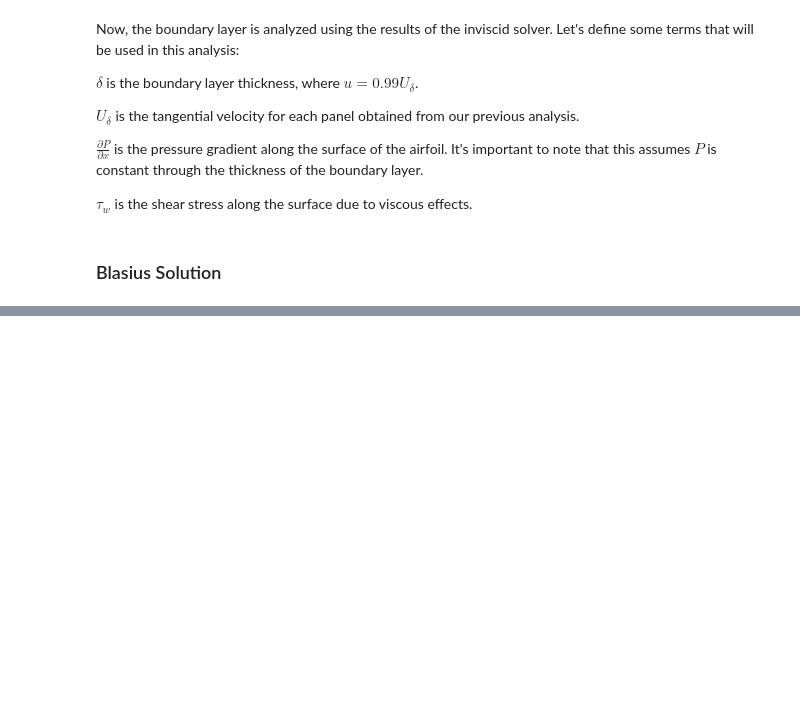
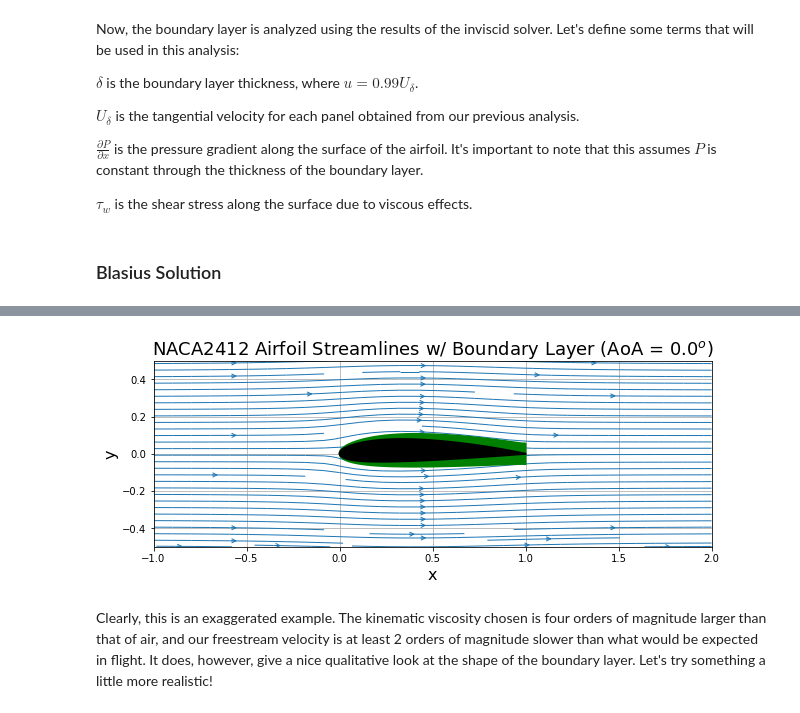
Before and after one commit to bobforcha/AeroPython-studentprojects2017, a Jupyter notebook: final_report.ipynb, the cells around one changed output, grey strips where cells are left out. Saved outputs shown, nothing was run; the diff lists cells and outputs as text; code cells hidden in the pictures; blank space fills up the shorter version.

Commit message:
finish blasius solution for laminar boundary layer

```diff
--- a/final_report.ipynb
+++ b/final_report.ipynb
@@ -20,8 +20,9 @@ As an example, the solver is run with a NACA0012 symmetric airfoil with an AoA o
 %run res/resources.ipynb
 # %%
 # run solver for naca0012 airfoil with AoA = 1
+u_inf = 1.0
 alpha = 0.0
-sol = naca_solver('naca2412.dat', alpha)
+sol = naca_solver('naca2412.dat', u_inf, alpha)
 # %%
 # organize
 panels = sol[0]
@@ -120,0 +138,30 @@ $$2\frac{d^3 f}{d\eta^3} + f\left(\eta\right)\frac{d^2 f}{d\eta^2} = 0$$
+# %%
+# set delta for panels
+nu = 1.0e-2
+for panel in panels:
+    panel.delta = 0.5*np.sqrt(np.abs(nu*panel.xc/panel.vt))
+
+y_blas = np.empty_like(panels, dtype=float)
+for i, panel in enumerate(panels):
+    if panel.loc == 'upper':
+        y_blas[i] = panel.yc + panel.delta
+    else:
+        y_blas[i] = panel.yc - panel.delta
+# %%
+plt.figure(figsize=(size, size))
+plt.grid(True)
+plt.xlabel('x', fontsize=16)
+plt.ylabel('y', fontsize=16)
+plt.streamplot(X, Y, u, v, density=1, linewidth=1, arrowsize=1, arrowstyle='->')
+plt.fill([panel.xc for panel in panels], [panel.yc for panel in panels],
+         color='k', linestyle='solid', linewidth=2, zorder=3)
+plt.fill([panel.xc for panel in panels], y_blas,
+         color='g', linestyle='solid', linewidth=2, zorder=2)
+plt.axis('scaled', adjustable='box')
+plt.xlim(X.min(), X.max())
+plt.ylim(Y.min(), Y.max())
+plt.title('NACA2412 Airfoil Streamlines w/ Boundary Layer (AoA = ${}^o$)'.format(alpha), fontsize=18);
+# %% [output]
+[figure, added]
+# %% [markdown]
+Clearly, this is an exaggerated example. The kinematic viscosity chosen is four orders of magnitude larger than that of air, and our freestream velocity is at least 2 orders of magnitude slower than what would be expected in flight. It does, however, give a nice qualitative look at the shape of the boundary layer. Let's try something a little more realistic!
```
Also changed, not shown: parts of 7 cells of this notebook.
